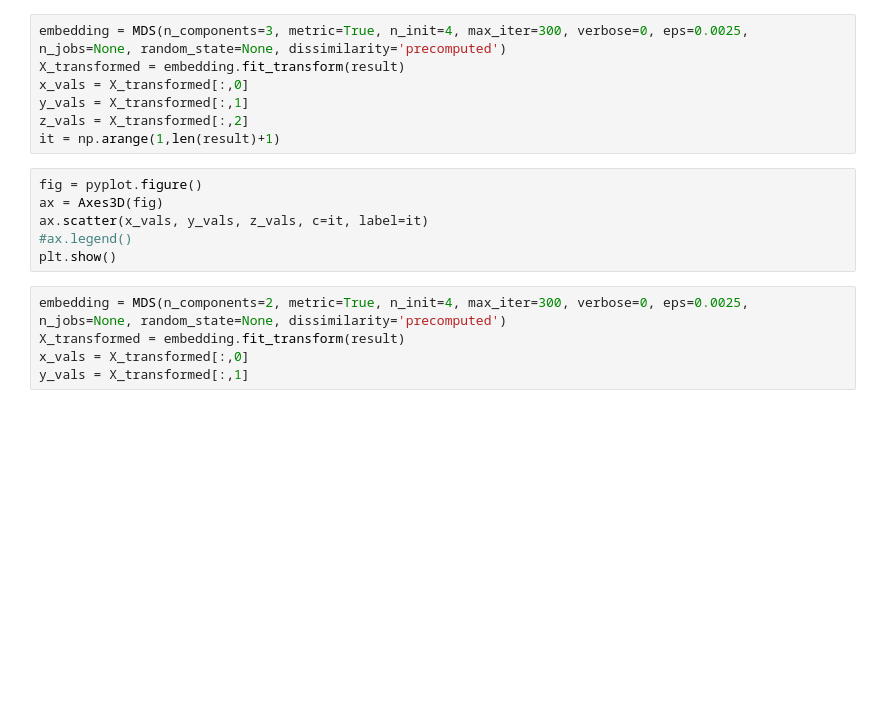
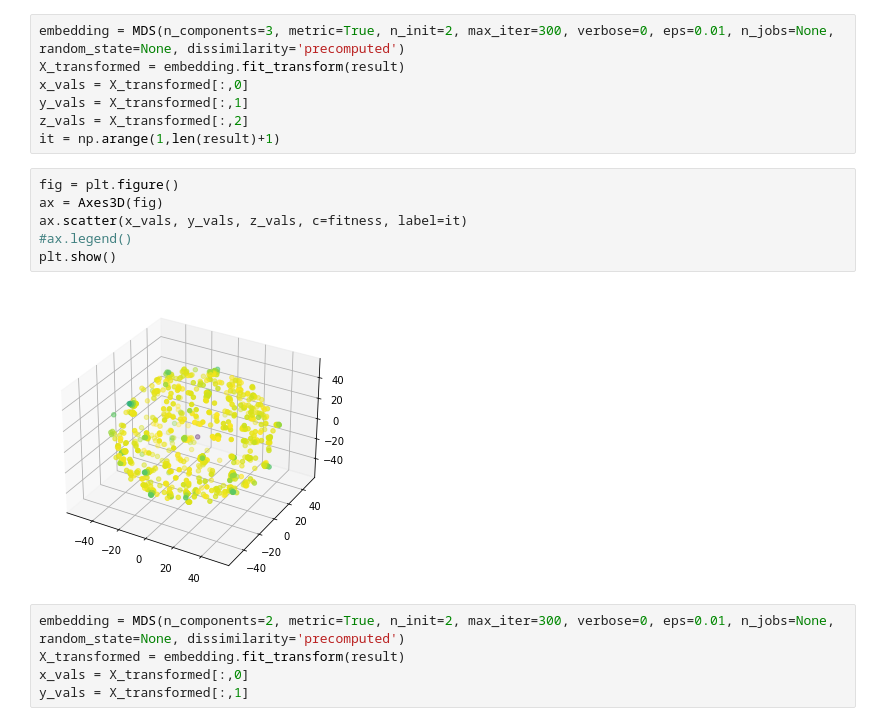
Before and after one commit to FabianBleile/approxcolors, a Jupyter notebook: Space Analysis.ipynb, the cells around one changed output. Cells and saved outputs as stored; diff of their text form; blank space fills up the shorter version.

```diff
--- a/Space Analysis.ipynb
+++ b/Space Analysis.ipynb
@@ -47,18 +65,20 @@ plt.show()
 # %%
-embedding = MDS(n_components=3, metric=True, n_init=4, max_iter=300, verbose=0, eps=0.0025, n_jobs=None, random_state=None, dissimilarity='precomputed')
+embedding = MDS(n_components=3, metric=True, n_init=2, max_iter=300, verbose=0, eps=0.01, n_jobs=None, random_state=None, dissimilarity='precomputed')
 X_transformed = embedding.fit_transform(result)
 x_vals = X_transformed[:,0]
 y_vals = X_transformed[:,1]
 z_vals = X_transformed[:,2]
 it = np.arange(1,len(result)+1)
 # %%
-fig = pyplot.figure()
+fig = plt.figure()
 ax = Axes3D(fig)
-ax.scatter(x_vals, y_vals, z_vals, c=it, label=it)
+ax.scatter(x_vals, y_vals, z_vals, c=fitness, label=it)
 #ax.legend()
 plt.show()
+# %% [output]
+[figure, added]
 # %%
-embedding = MDS(n_components=2, metric=True, n_init=4, max_iter=300, verbose=0, eps=0.0025, n_jobs=None, random_state=None, dissimilarity='precomputed')
+embedding = MDS(n_components=2, metric=True, n_init=2, max_iter=300, verbose=0, eps=0.01, n_jobs=None, random_state=None, dissimilarity='precomputed')
 X_transformed = embedding.fit_transform(result)
 x_vals = X_transformed[:,0]
 y_vals = X_transformed[:,1]
```
Also changed, not shown: parts of 7 cells of this notebook, 9 other files.
